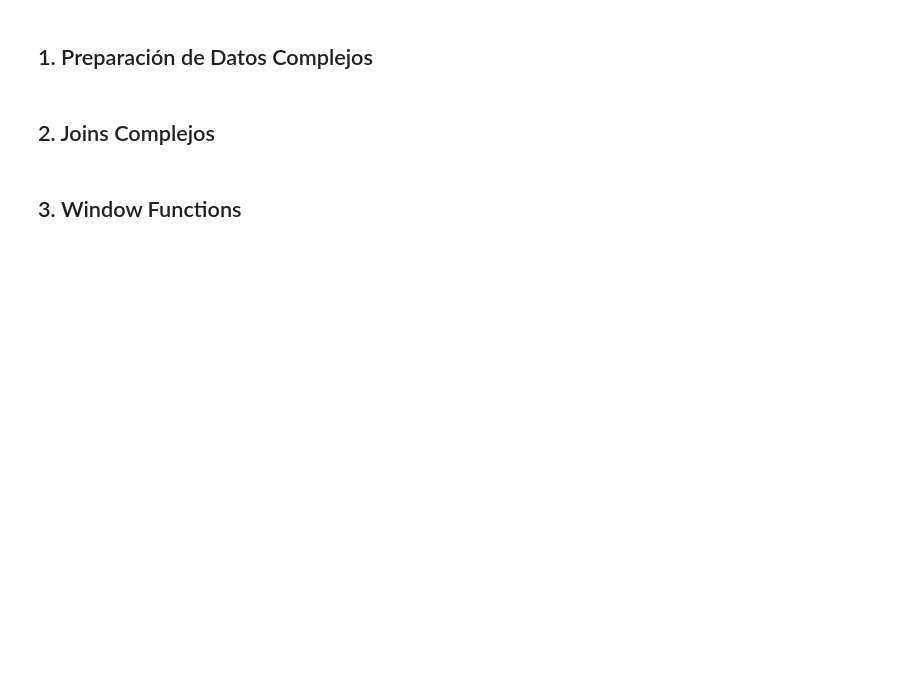
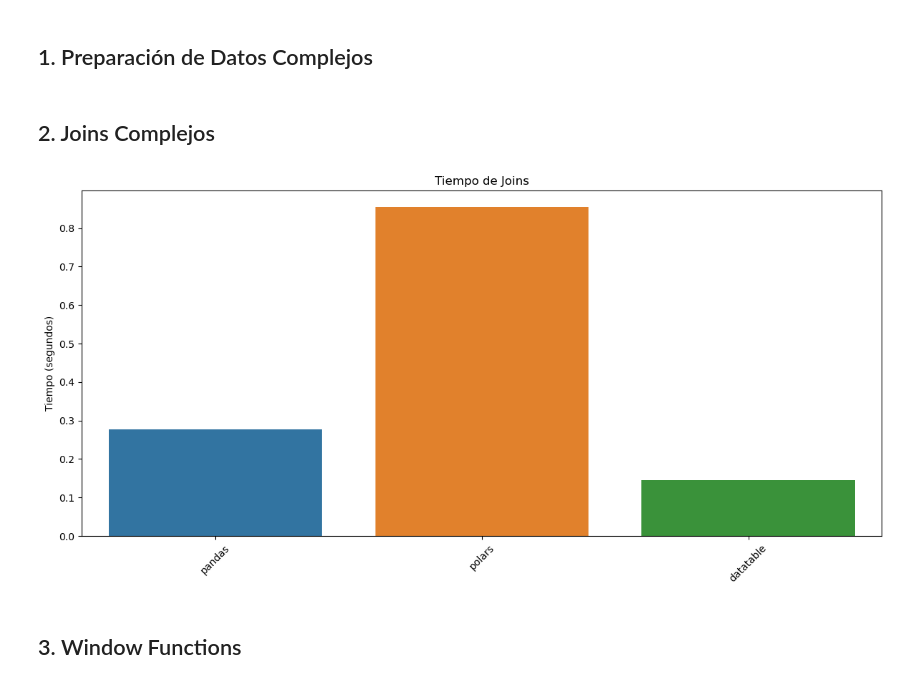
Before and after one commit to jordanvt18/python-data-processing-benchmark, a Jupyter notebook: notebooks/02_advanced-operations-notebook.ipynb, the cells around one changed output. Drawn from its saved outputs; the diff is of its cells as text; code cells hidden in the pictures; blank space fills up the shorter version.

```diff
--- a/notebooks/02_advanced-operations-notebook.ipynb
+++ b/notebooks/02_advanced-operations-notebook.ipynb
@@ -50,33 +63,49 @@ main_data, secondary_data = create_complex_datasets(N_ROWS)
 ## 2. Joins Complejos
 # %%
 def benchmark_joins():
-    results = {}
+    results = {'join_time': {}}  # Nested dict for proper DataFrame creation
 
     # Pandas
     start = time()
     df1_pd = pd.DataFrame(main_data)
     df2_pd = pd.DataFrame(secondary_data)
     result_pd = df1_pd.merge(df2_pd, on='id', how='left')
-    results['pandas'] = time() - start
+    results['join_time']['pandas'] = time() - start
 
-    # Polars
+        # Polars - Optimized with lazy evaluation
     start = time()
     df1_pl = pl.DataFrame(main_data)
     df2_pl = pl.DataFrame(secondary_data)
-    result_pl = df1_pl.join(df2_pl, on='id', how='left')
-    results['polars'] = time() - start
+    result_pl = (
+        df1_pl.lazy()
+        .join(
+            df2_pl.lazy(),
+            on='id',
+            how='left'
+        )
+        .collect(streaming=True)
+    )
+    results['join_time']['polars'] = time() - start
 
     # Data.table
     start = time()
     df1_dt = dt.Frame(main_data)
     df2_dt = dt.Frame(secondary_data)
+
+    # Definir la clave 'id' en ambos DataFrames
+    df1_dt.key = 'id'
+    df2_dt.key = 'id'
+
     result_dt = df1_dt[:, :, dt.join(df2_dt)]
-    results['datatable'] = time() - start
+    results['join_time']['datatable'] = time() - start
 
     return results
 
+# Usage
 join_results = benchmark_joins()
 plot_benchmark_results(join_results, title='Tiempo de Joins')
+# %% [output]
+[figure, added]
 # %% [markdown]
 ## 3. Window Functions
 # %%
```
Also changed, not shown: parts of 5 cells of this notebook, 10 other files.
